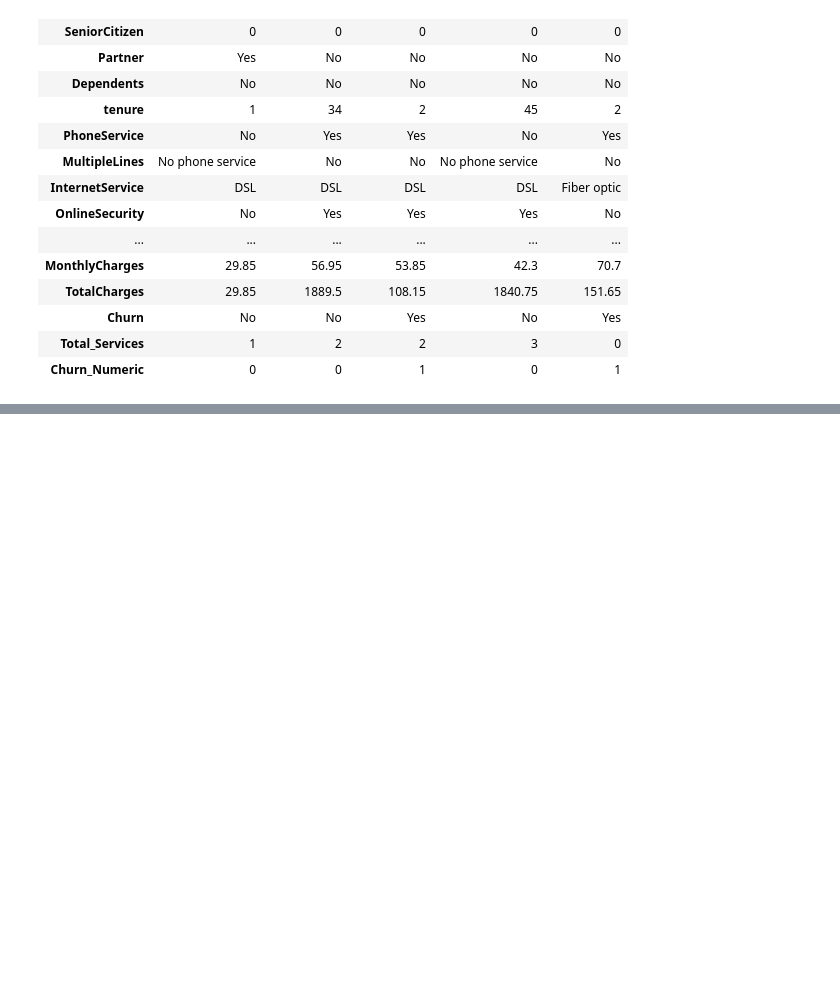
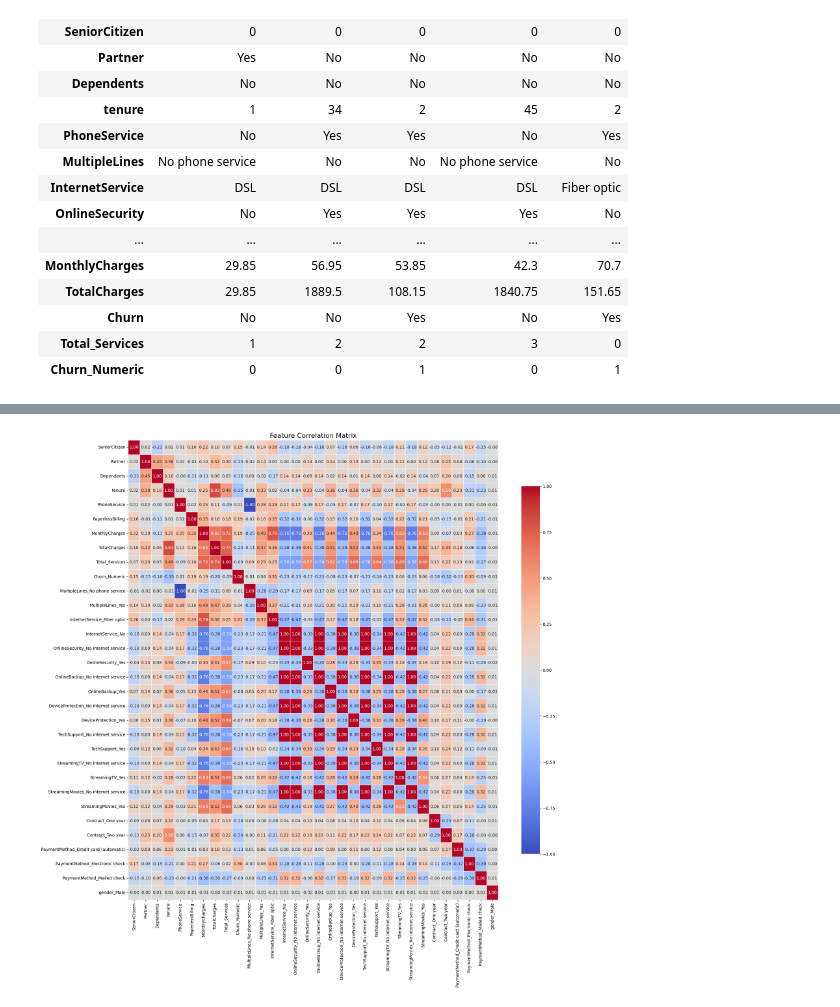
Before and after one commit to Md-Shahzaib-Raza/Customer-Segmentation-Churn-Analysis, a Jupyter notebook: notebooks/02_Cleaning.ipynb, the cells around one changed output, grey strips where cells are left out. Drawn from its saved outputs; the diff is of its cells as text; code cells hidden in the pictures; blank space fills up the shorter version.

```diff
--- a/notebooks/02_Cleaning.ipynb
+++ b/notebooks/02_Cleaning.ipynb
@@ -30,0 +113,2 @@ df.head().T
+# %%
+df = df.astype({col: 'int64' for col in df.select_dtypes('bool').columns})
@@ -30,0 +135,5 @@ df.head().T
+# %%
+df = pd.get_dummies(df, columns=['gender'], drop_first=True)
+# %%
+df.replace({True: 1, False: 0}, inplace=True)
+df.replace({'Yes': 1, 'No': 0}, inplace=True)
@@ -30,0 +174,6 @@ df.head().T
+# %%
+df['Partner'] = df['Partner'].astype(int)
+df['Dependents'] = df['Dependents'].astype(int)
+df['PhoneService'] = df['PhoneService'].astype(int)
+df['PaperlessBilling'] = df['PaperlessBilling'].astype(int)
+df['gender_Male'] = df['gender_Male'].astype(int)
@@ -30,0 +200,9 @@ df.head().T
+# %%
+corr_matrix = df.corr()
+
+plt.figure(figsize=(20, 20))
+sns.heatmap(corr_matrix, annot=True, fmt='.2f', cmap='coolwarm', linewidths=0.5, cbar_kws={'shrink': 0.8})
+plt.title('Feature Correlation Matrix', fontsize=16)
+plt.show()
+# %% [output]
+[figure, added]
```
Also changed, not shown: parts of 18 cells of this notebook, 9 other files.
